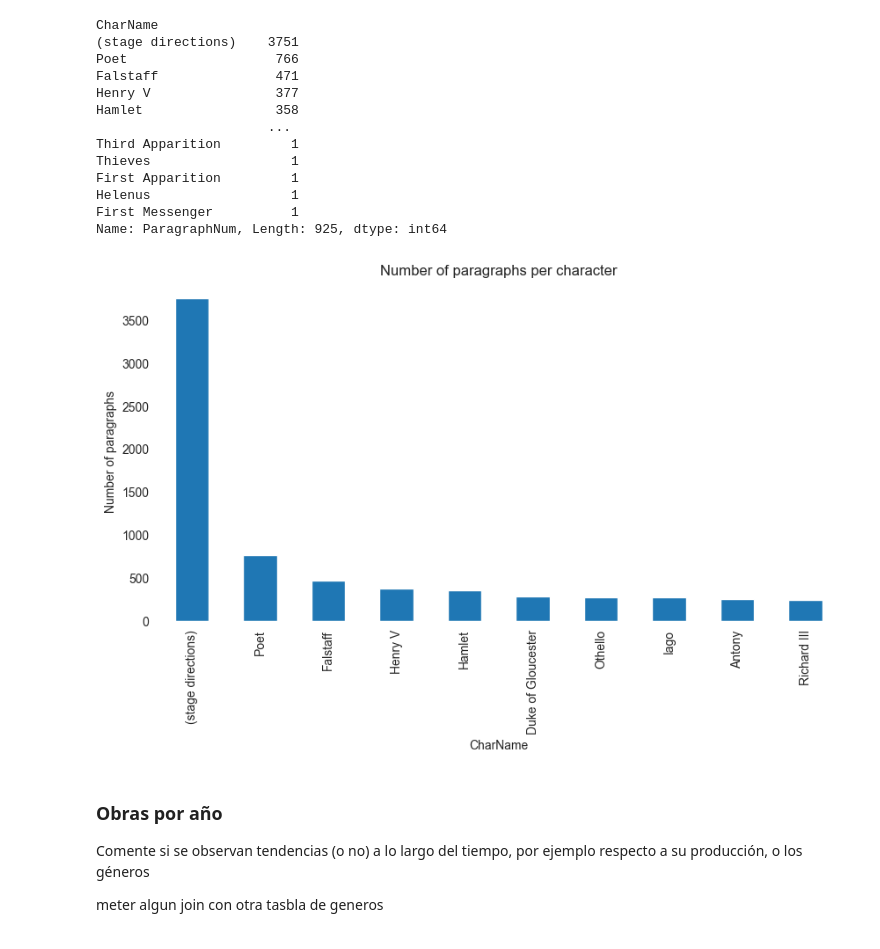
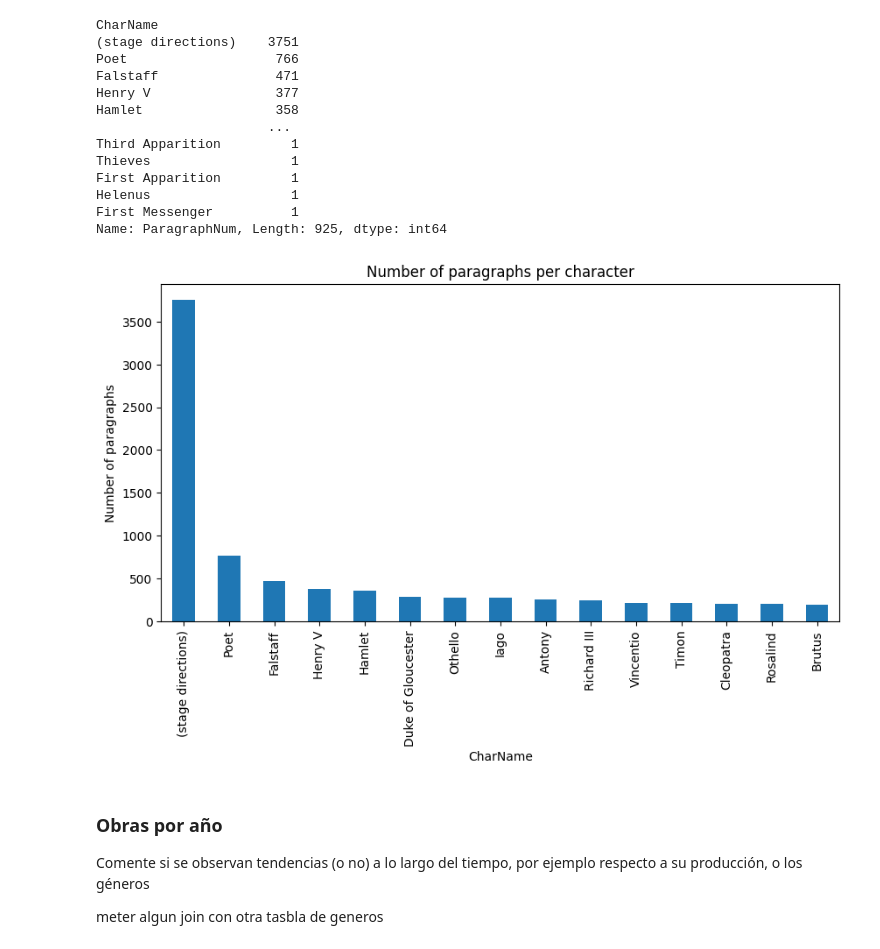
Before and after one commit to enzofali/intro-cd, a Jupyter notebook: Tarea_1/Tarea1_resolucion.ipynb, the cells around one changed output. Saved outputs shown, nothing was run; the diff lists cells and outputs as text; code cells hidden in the pictures.

```diff
--- a/Tarea_1/Tarea1_resolucion.ipynb
+++ b/Tarea_1/Tarea1_resolucion.ipynb
@@ -225,12 +225,12 @@ Name: ParagraphNum, Length: 925, dtype: int64
 # %%
 # Plot the number of paragraphs per character for the top 10 characters
 plt.figure(figsize=(10, 5))
-paragraphs_per_character[:10].plot(kind="bar")
+paragraphs_per_character[:15].plot(kind="bar")
 plt.title("Number of paragraphs per character")
 plt.ylabel("Number of paragraphs")
 plt.show()
 # %% [output]
-[figure, old version]
+[figure, new version]
 # %% [markdown]
  ### Obras por año
 
```
Also changed, not shown: parts of 13 cells of this notebook.
